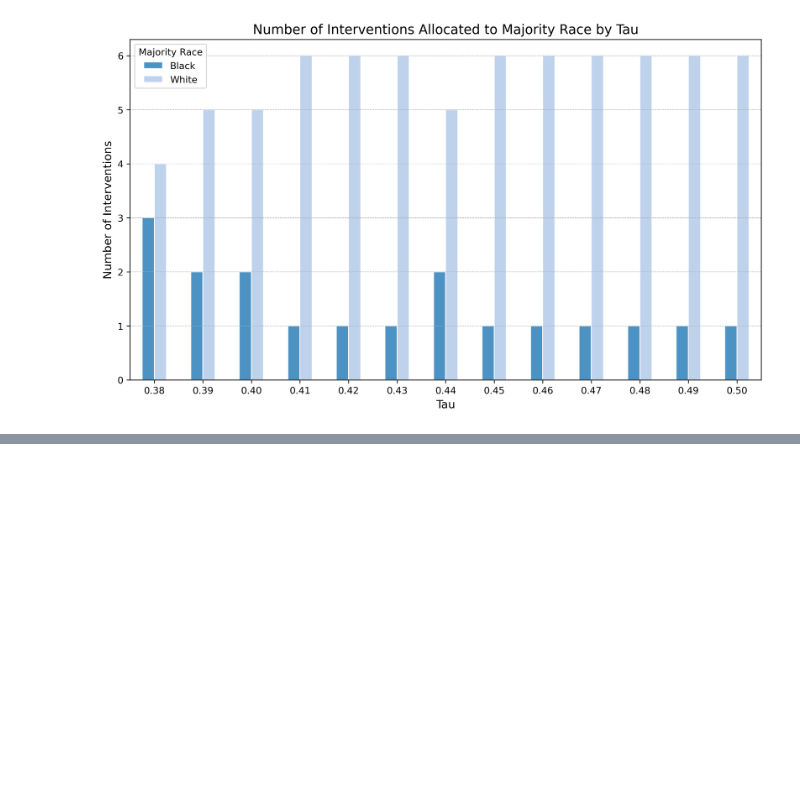
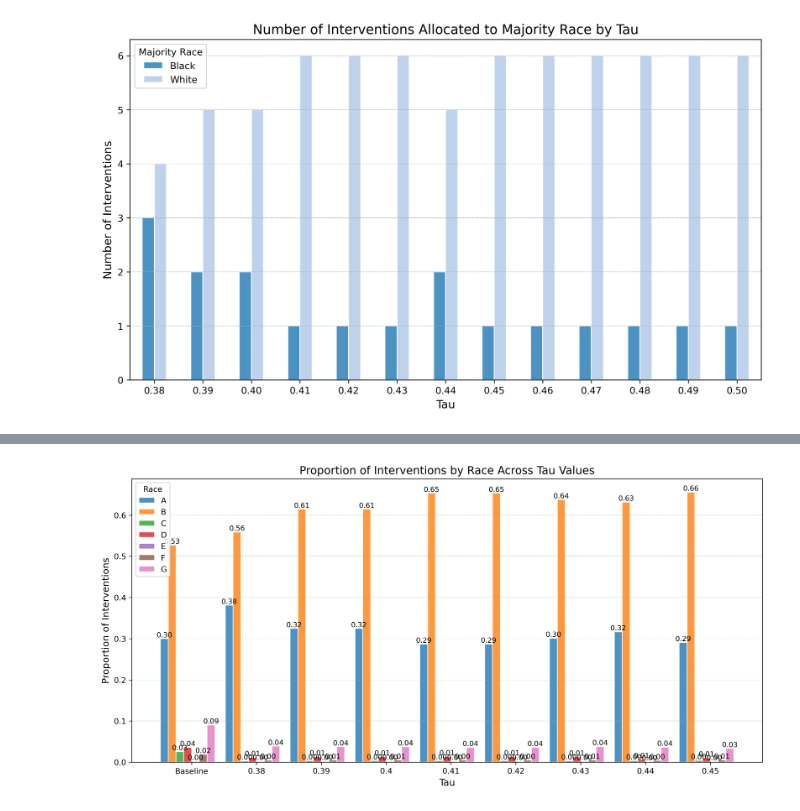
Before and after one commit to Angelinaaaaaaaaaaaa/Addressing-Voter-Turnout-Disparities-through-Data-Driven-Resource-Allocation, a Jupyter notebook: WI25/new_plot.ipynb, the cells around one changed output, grey strips where cells are left out. Cells and saved outputs as stored; diff of their text form; code cells hidden in the pictures; blank space fills up the shorter version.

```diff
--- a/WI25/new_plot.ipynb
+++ b/WI25/new_plot.ipynb
@@ -395,0 +517,93 @@ plt.show()
+# %%
+import pandas as pd
+import matplotlib.pyplot as plt
+
+# Load your dataset
+df = pd.read_csv('GA_features.csv')
+
+# Race columns
+race_columns = ['registered_A', 'registered_B', 'registered_C',
+                'registered_D', 'registered_E', 'registered_F', 'registered_G']
+
+# Function to count the proportion of interventions per race for each tau
+def count_race_proportions(interventions, df):
+    race_counts = {race: 0 for race in race_columns}  # Initialize race counts
+
+    # Count interventions per race
+    for county_id in interventions:
+        for race in race_columns:
+            race_counts[race] += df.loc[county_id, race]
+
+    # Convert counts to proportions
+    total_interventions = sum(race_counts.values())
+    if total_interventions > 0:
+        race_proportions = {race.replace('registered_', ''): count / total_interventions for race, count in race_counts.items()}
+    else:
+        race_proportions = {race.replace('registered_', ''): 0 for race in race_columns}
+
+    return race_proportions
+
+# Compute racial proportions for all counties (Baseline)
+total_population = df[race_columns].sum()
+baseline_proportions = {race.replace('registered_', ''): total_population[race] / total_population.sum() for race in race_columns}
+
+# Compute racial proportions for each tau value
+race_proportion_data = {'Baseline': baseline_proportions}
+for tau, counties in interventions_per_tau.items():
+    if tau <= 0.45:  # Keep only tau values up to 0.45
+        race_proportion_data[tau] = count_race_proportions(counties, df)
+
+# Convert dictionary to DataFrame
+race_proportion_df = pd.DataFrame(race_proportion_data).T
+
+# Ensure sorting: Keep 'Baseline' first, then sort tau values numerically
+sorted_taus = sorted([tau for tau in race_proportion_df.index if tau != 'Baseline'])
+race_proportion_df = race_proportion_df.loc[['Baseline'] + sorted_taus]
+
+# Plotting the results
+fig, ax = plt.subplots(figsize=(12, 6), dpi=300)
+
+# Plot as side-by-side bars
+bar_width = 0.12  # Adjust for spacing
+colors = plt.cm.tab10.colors  # Get colors from tab10 colormap
+x = range(len(race_proportion_df.index))
+
+bars = []
+for i, race in enumerate(race_proportion_df.columns):
+    bars.append(ax.bar(
+        [pos + i * bar_width for pos in x],
+        race_proportion_df[race],
+        width=bar_width,
+        color=colors[i % len(colors)],
+        edgecolor='white',
+        alpha=0.8,
+        label=race
+    ))
+
+# Annotate the proportion values on the bars
+for bar_group in bars:
+    for bar in bar_group:
+        height = bar.get_height()
+        if height > 0:
+            ax.text(bar.get_x() + bar.get_width() / 2, height, f'{height:.2f}',
+                    ha='center', va='bottom', fontsize=9, color='black')
+
+# Adding labels, title, and formatting
+ax.set_ylabel('Proportion of Interventions', fontsize=12)
+ax.set_xlabel('Tau', fontsize=12)
+ax.set_title('Proportion of Interventions by Race Across Tau Values', fontsize=14)
+ax.legend(title="Race", loc='upper left', fontsize=10)
+
+# Adjust x-ticks for grouped bars
+ax.set_xticks([pos + (len(race_proportion_df.columns) / 2) * bar_width for pos in x])
+ax.set_xticklabels([str(tau) for tau in race_proportion_df.index], rotation=0, ha='center')
+
+# Adding a grid to make it more readable
+ax.grid(axis='y', linestyle='--', linewidth=0.5)
+
+# Adjust layout
+plt.tight_layout()
+plt.savefig('results/race_proportion_annotated.png', dpi=300)
+plt.show()
+# %% [output]
+[figure, added]
```
Also changed, not shown: parts of 10 cells of this notebook, 6 other files.
